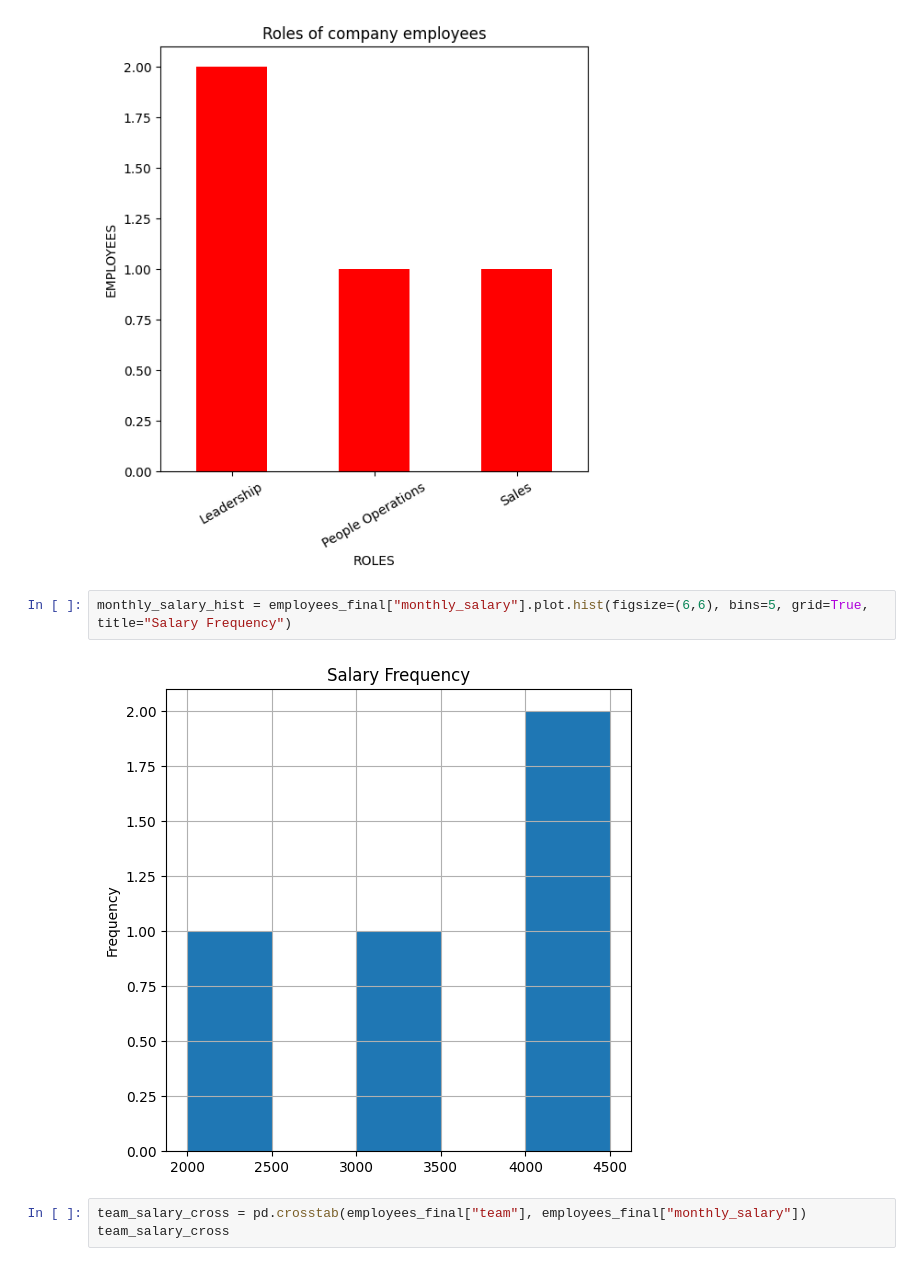
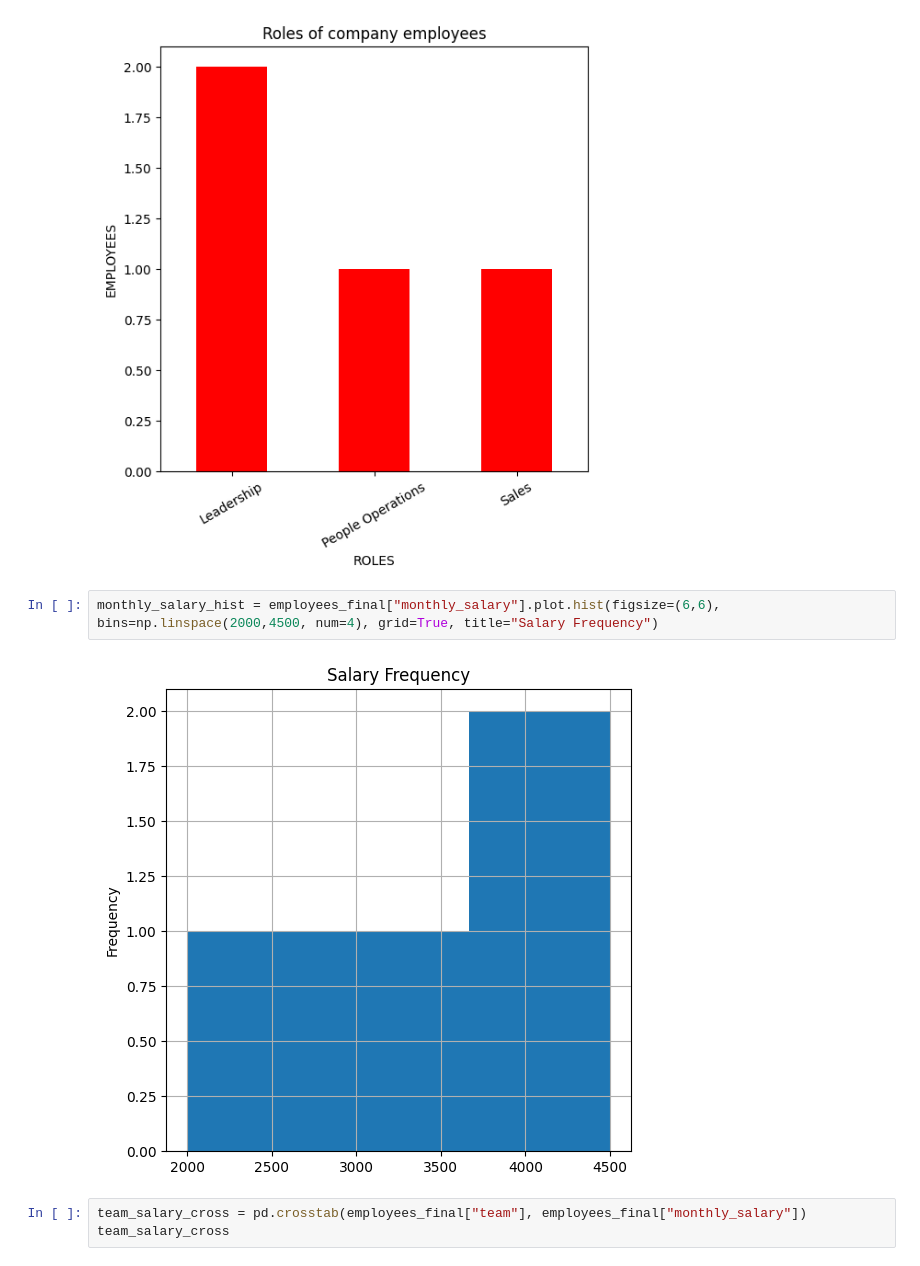
Before and after one commit to matheusaraujotrd/Dados-PRF, a Jupyter notebook: Projeto-Datacamp-01-Empresa/(Datacamp)_Employees_Dataset.ipynb, the cells around one changed output. Drawn from its saved outputs; the diff is of its cells as text.

```diff
--- a/Projeto-Datacamp-01-Empresa/(Datacamp)_Employees_Dataset.ipynb
+++ b/Projeto-Datacamp-01-Empresa/(Datacamp)_Employees_Dataset.ipynb
@@ -347,9 +348,9 @@ team_fa_bar = team_fa.plot.bar(figsize=(6,6), title="Roles of company employees"
 # %% [output]
 [figure]
 # %%
-monthly_salary_hist = employees_final["monthly_salary"].plot.hist(figsize=(6,6), bins=5, grid=True, title="Salary Frequency")
+monthly_salary_hist = employees_final["monthly_salary"].plot.hist(figsize=(6,6), bins=np.linspace(2000,4500, num=4), grid=True, title="Salary Frequency")
 # %% [output]
-[figure, old version]
+[figure, new version]
 # %%
 team_salary_cross = pd.crosstab(employees_final["team"], employees_final["monthly_salary"])
 team_salary_cross
```
Also changed, not shown: parts of 3 cells of this notebook.
